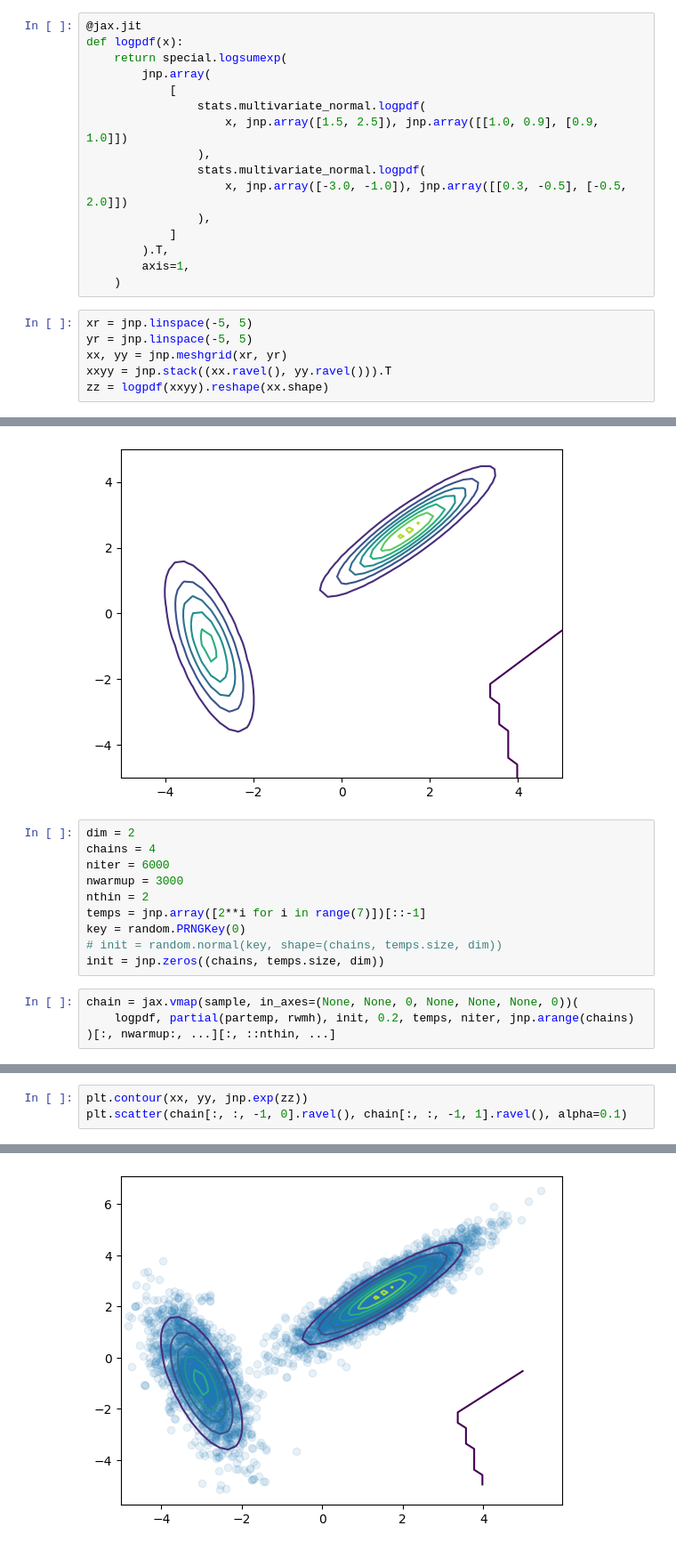
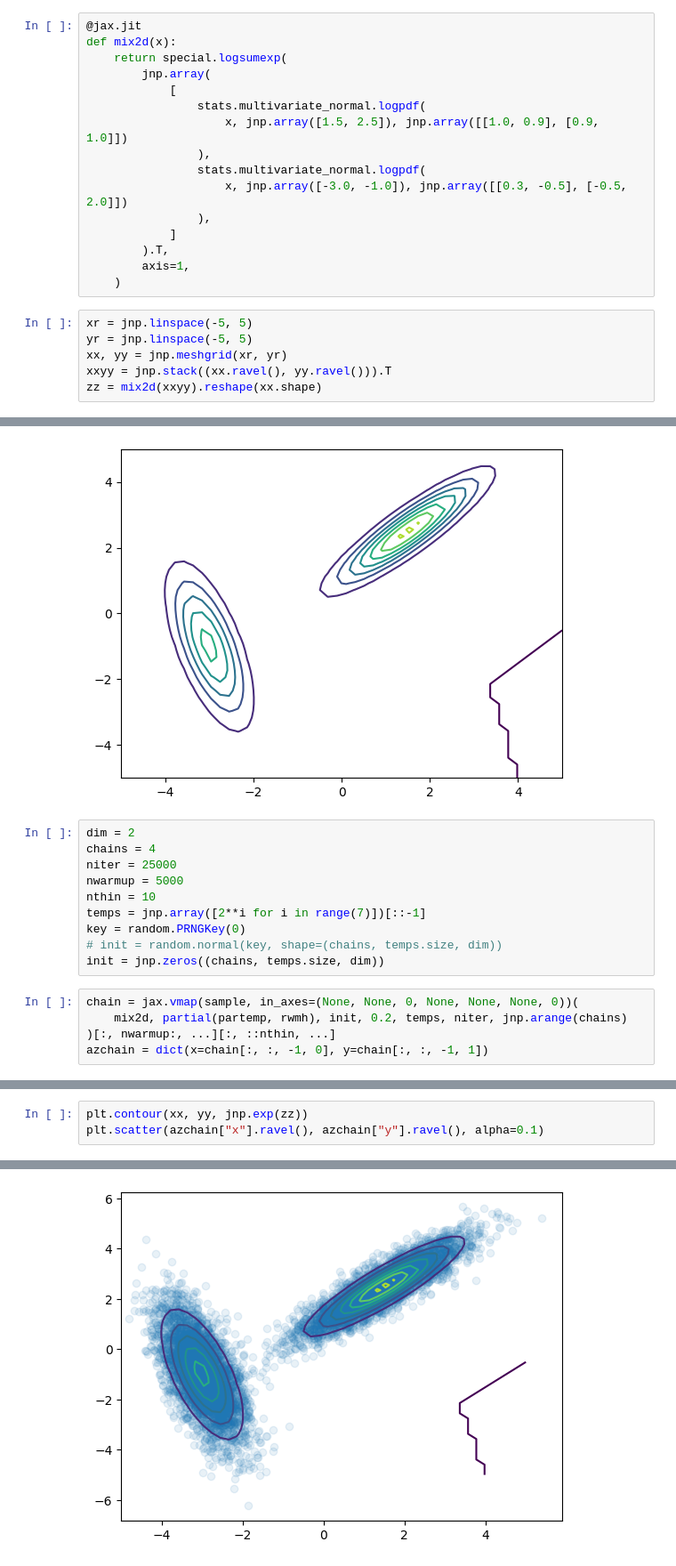
Before and after one commit to al-jshen/sampling, a Jupyter notebook: notebooks/tempering.ipynb, the cells around one changed output, grey strips where cells are left out. Shown at 89% size. Drawn from its saved outputs; the diff is of its cells as text.

```diff
--- a/notebooks/tempering.ipynb
+++ b/notebooks/tempering.ipynb
@@ -166,6 +174,6 @@ plt.plot(xs, np.exp(ys) / 3, c="r")
 # %%
 @jax.jit
-def logpdf(x):
+def mix2d(x):
     return special.logsumexp(
         jnp.array(
             [
@@ -184,7 +192,7 @@ xr = jnp.linspace(-5, 5)
 yr = jnp.linspace(-5, 5)
 xx, yy = jnp.meshgrid(xr, yr)
 xxyy = jnp.stack((xx.ravel(), yy.ravel())).T
-zz = logpdf(xxyy).reshape(xx.shape)
+zz = mix2d(xxyy).reshape(xx.shape)
 # %%
 plt.contour(xx, yy, jnp.exp(zz))
 # %% [output]
@@ -193,14 +201,15 @@ plt.contour(xx, yy, jnp.exp(zz))
 # %%
 dim = 2
 chains = 4
-niter = 6000
-nwarmup = 3000
-nthin = 2
+niter = 25000
+nwarmup = 5000
+nthin = 10
 temps = jnp.array([2**i for i in range(7)])[::-1]
 key = random.PRNGKey(0)
 # init = random.normal(key, shape=(chains, temps.size, dim))
 init = jnp.zeros((chains, temps.size, dim))
 # %%
 chain = jax.vmap(sample, in_axes=(None, None, 0, None, None, None, 0))(
-    logpdf, partial(partemp, rwmh), init, 0.2, temps, niter, jnp.arange(chains)
+    mix2d, partial(partemp, rwmh), init, 0.2, temps, niter, jnp.arange(chains)
 )[:, nwarmup:, ...][:, ::nthin, ...]
+azchain = dict(x=chain[:, :, -1, 0], y=chain[:, :, -1, 1])
@@ -217,6 +230,6 @@ for t in range(temps.size):
 # %%
 plt.contour(xx, yy, jnp.exp(zz))
-plt.scatter(chain[:, :, -1, 0].ravel(), chain[:, :, -1, 1].ravel(), alpha=0.1)
+plt.scatter(azchain["x"].ravel(), azchain["y"].ravel(), alpha=0.1)
 # %% [output]
 <matplotlib.collections.PathCollection at 0x...>
-[figure, old version]
+[figure, new version]
```
Also changed, not shown: parts of 23 cells of this notebook.
